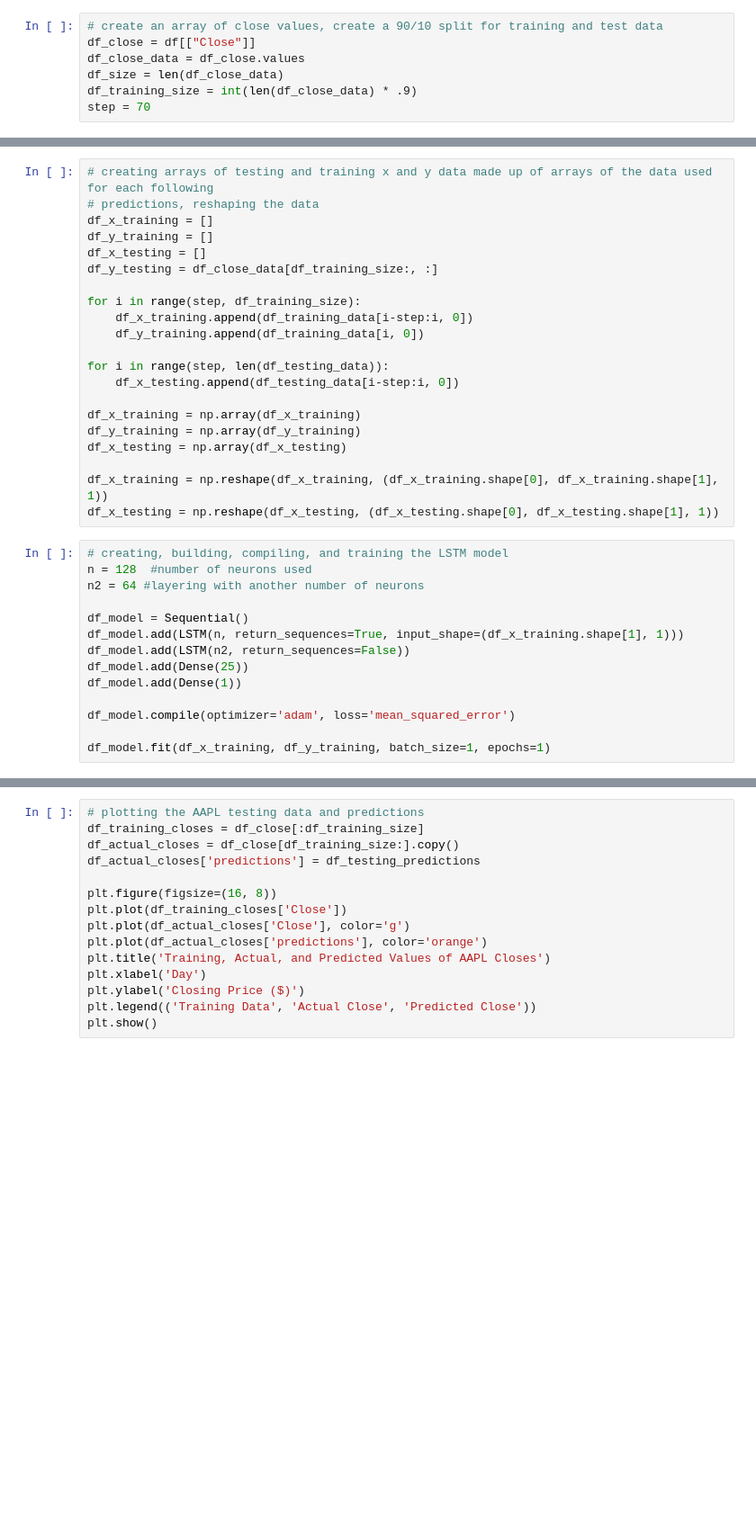
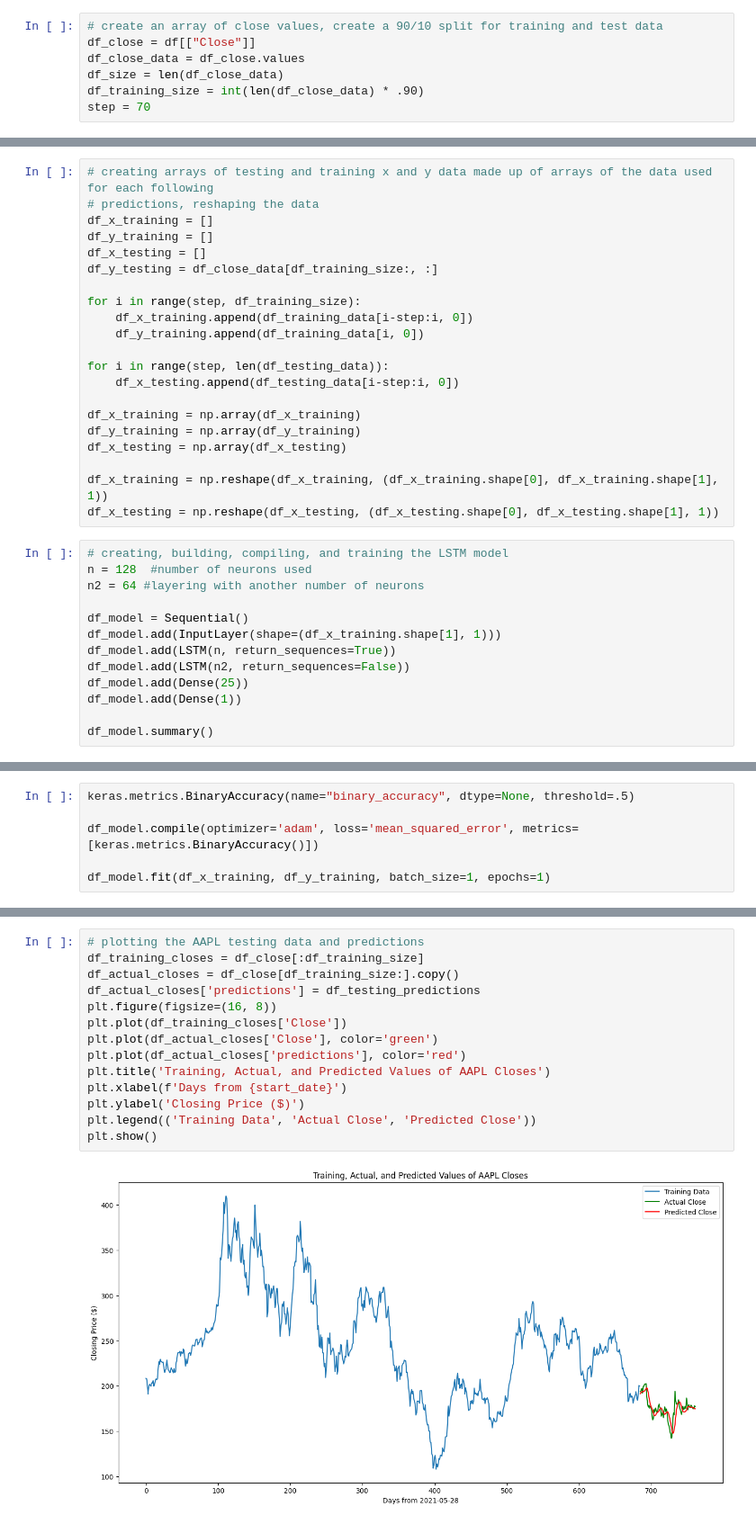
Before and after one commit to josh-segal/political-profit-bros, a Jupyter notebook: python/LSTMStockPrediction_Final.ipynb, the cells around one changed output, grey strips where cells are left out. Shown: that part at 90% size. Cells and saved outputs as stored; diff of their text form; blank space fills up the shorter version.

```diff
--- a/python/LSTMStockPrediction_Final.ipynb
+++ b/python/LSTMStockPrediction_Final.ipynb
@@ -98,5 +99,5 @@ df
 df_close = df[["Close"]]
 df_close_data = df_close.values
 df_size = len(df_close_data)
-df_training_size = int(len(df_close_data) * .9)
+df_training_size = int(len(df_close_data) * .90)
 step = 70
@@ -134,11 +139,10 @@ n = 128  #number of neurons used
 n2 = 64 #layering with another number of neurons
 
 df_model = Sequential()
-df_model.add(LSTM(n, return_sequences=True, input_shape=(df_x_training.shape[1], 1)))
+df_model.add(InputLayer(shape=(df_x_training.shape[1], 1)))
+df_model.add(LSTM(n, return_sequences=True))
 df_model.add(LSTM(n2, return_sequences=False))
 df_model.add(Dense(25))
 df_model.add(Dense(1))
 
-df_model.compile(optimizer='adam', loss='mean_squared_error')
-
-df_model.fit(df_x_training, df_y_training, batch_size=1, epochs=1)
+df_model.summary()
@@ -144,0 +165,6 @@ df_model.fit(df_x_training, df_y_training, batch_size=1, epochs=1)
+# %%
+keras.metrics.BinaryAccuracy(name="binary_accuracy", dtype=None, threshold=.5)
+
+df_model.compile(optimizer='adam', loss='mean_squared_error', metrics=[keras.metrics.BinaryAccuracy()])
+
+df_model.fit(df_x_training, df_y_training, batch_size=1, epochs=1)
@@ -152,18 +184,19 @@ df_training_predictions = df_scaler.inverse_transform(df_training_predictions)
 # %%
 # plotting the AAPL testing data and predictions
 df_training_closes = df_close[:df_training_size]
 df_actual_closes = df_close[df_training_size:].copy()
 df_actual_closes['predictions'] = df_testing_predictions
-
 plt.figure(figsize=(16, 8))
 plt.plot(df_training_closes['Close'])
-plt.plot(df_actual_closes['Close'], color='g')
-plt.plot(df_actual_closes['predictions'], color='orange')
+plt.plot(df_actual_closes['Close'], color='green')
+plt.plot(df_actual_closes['predictions'], color='red')
 plt.title('Training, Actual, and Predicted Values of AAPL Closes')
-plt.xlabel('Day')
+plt.xlabel(f'Days from {start_date}')
 plt.ylabel('Closing Price ($)')
 plt.legend(('Training Data', 'Actual Close', 'Predicted Close'))
 plt.show()
+# %% [output]
+[figure, added]
 # %%
 # plotting the actual vs predicited closing prices
 df_actual_closes.plot(color=['green', 'red'])
```
Also changed, not shown: parts of 25 cells of this notebook, 1 other file.
